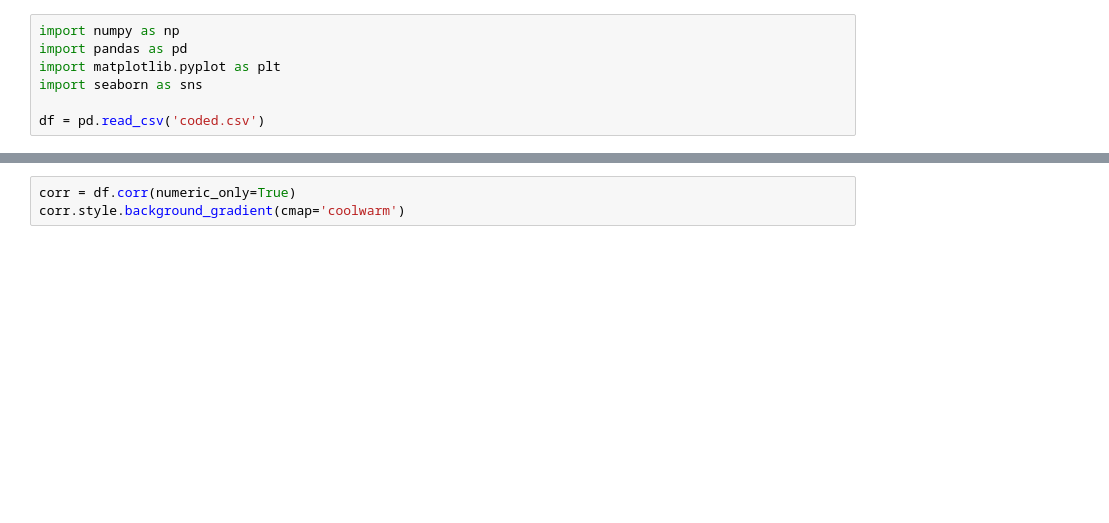
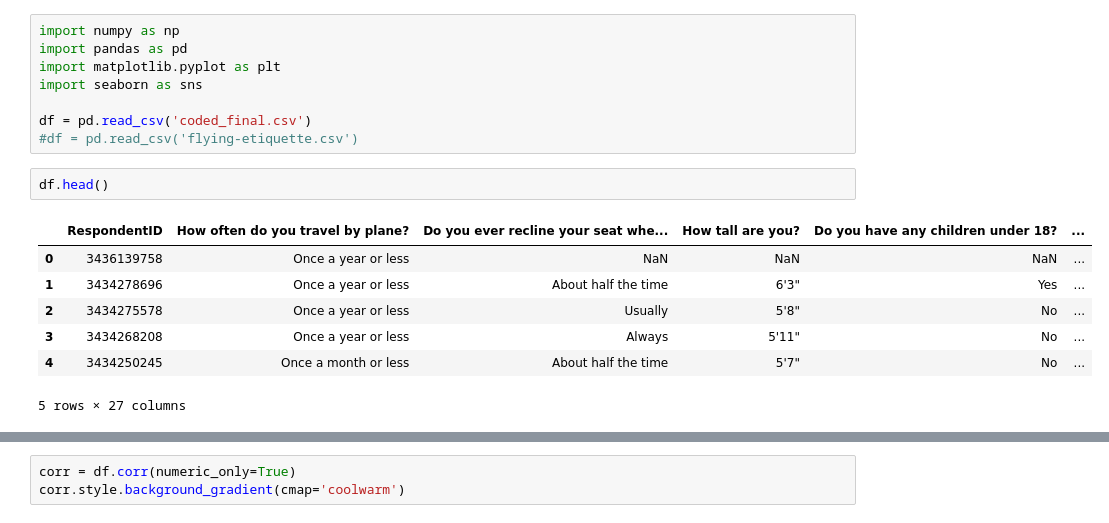
Before and after one commit to mloenker/flying-etiquette-data-lit, a Jupyter notebook: data_visualisation.ipynb, the cells around one changed output, grey strips where cells are left out. Drawn from its saved outputs; the diff is of its cells as text; blank space fills up the shorter version.

```diff
--- a/data_visualisation.ipynb
+++ b/data_visualisation.ipynb
@@ -4,4 +4,15 @@ import pandas as pd
 import matplotlib.pyplot as plt
 import seaborn as sns
 
-df = pd.read_csv('coded.csv')
+df = pd.read_csv('coded_final.csv')
+#df = pd.read_csv('flying-etiquette.csv')
+# %%
+df.head()
+# %% [output]
+|  | RespondentID | How often do you travel by plane? | Do you ever recline your seat whe... | How tall are you? | Do you have any children under 18? | ... |
+| 0 | 3436139758 | Once a year or less | NaN | NaN | NaN | ... |
+| 1 | 3434278696 | Once a year or less | About half the time | 6'3" | Yes | ... |
+| 2 | 3434275578 | Once a year or less | Usually | 5'8" | No | ... |
+| 3 | 3434268208 | Once a year or less | Always | 5'11" | No | ... |
+| 4 | 3434250245 | Once a month or less | About half the time | 5'7" | No | ... |
+5 rows × 27 columns
```
Also changed, not shown: parts of 7 cells of this notebook.
